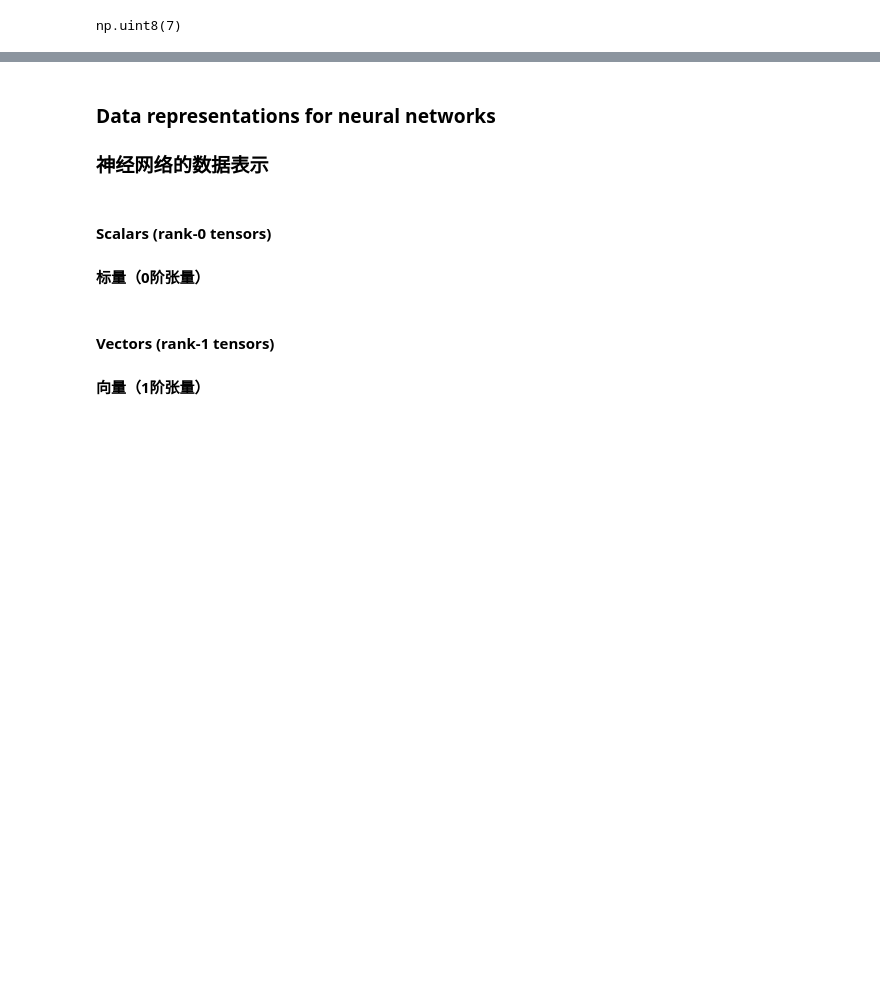
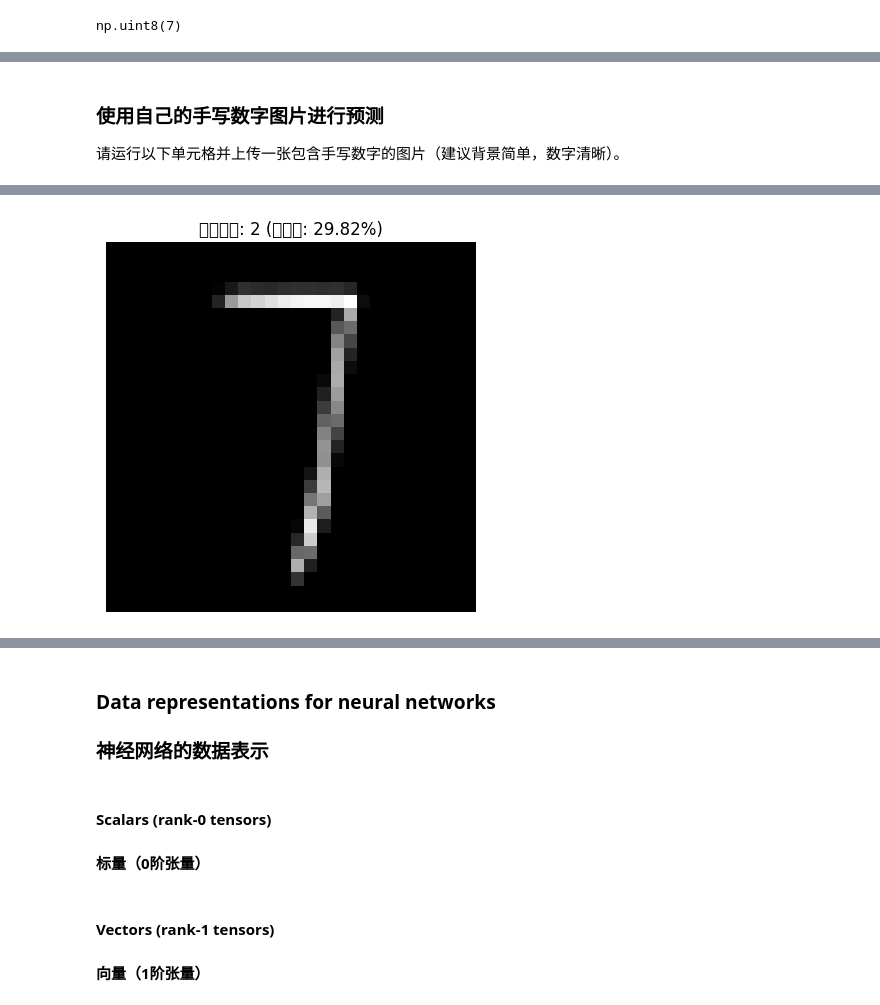
Before and after one commit to YUFEIFUT/deep-learning-with-python-notebooks, a Jupyter notebook: chapter02_mathematical-building-blocks.ipynb, the cells around one changed output, grey strips where cells are left out. Cells and saved outputs as stored; diff of their text form; code cells hidden in the pictures; blank space fills up the shorter version.

Commit message:
使用自己的手写数字图片进行预测；以及使用CNN架构重新训练一次，增加预测的robust

```diff
--- a/chapter02_mathematical-building-blocks.ipynb
+++ b/chapter02_mathematical-building-blocks.ipynb
@@ -140 +157,40 @@ print(f"test_acc: {test_acc}")
 test_acc: 0.980400025844574
+# %% [markdown]
+### 使用自己的手写数字图片进行预测
+请运行以下单元格并上传一张包含手写数字的图片（建议背景简单，数字清晰）。
+# %%
+from google.colab import files
+from PIL import Image
+import numpy as np
+import matplotlib.pyplot as plt
+
+# 1. 上传文件
+uploaded = files.upload()
+
+for filename in uploaded.keys():
+    # 2. 读取并预处理图片
+    img = Image.open(filename).convert('L') # 转为灰度图
+    img = img.resize((28, 28)) # 调整为 MNIST 标准尺寸
+
+    # 转换为数组
+    img_array = np.array(img)
+
+    # 关键步骤：MNIST 是黑底白字。如果你的图片是白底黑字，需要反转颜色
+    # 我们通过检查中心区域的平均亮度来简单判断是否需要反转
+    if np.mean(img_array) > 127:
+        img_array = 255 - img_array
+
+    # 归一化与展平 (匹配之前模型的输入格式)
+    img_input = img_array.reshape(1, 28 * 28).astype("float32") / 255
+
+    # 3. 预测
+    prediction = model.predict(img_input)
+    predicted_label = np.argmax(prediction)
+    confidence = np.max(prediction)
+
+    # 4. 可视化结果
+    plt.imshow(img_array, cmap='gray')
+    plt.title(f"预测结果: {predicted_label} (置信度: {confidence:.2%})")
+    plt.axis('off')
+    plt.show()
+# %% [output]
@@ -140,0 +200 @@ test_acc: 0.980400025844574
+[figure, added]
```
Also changed, not shown: parts of 14 cells of this notebook.
